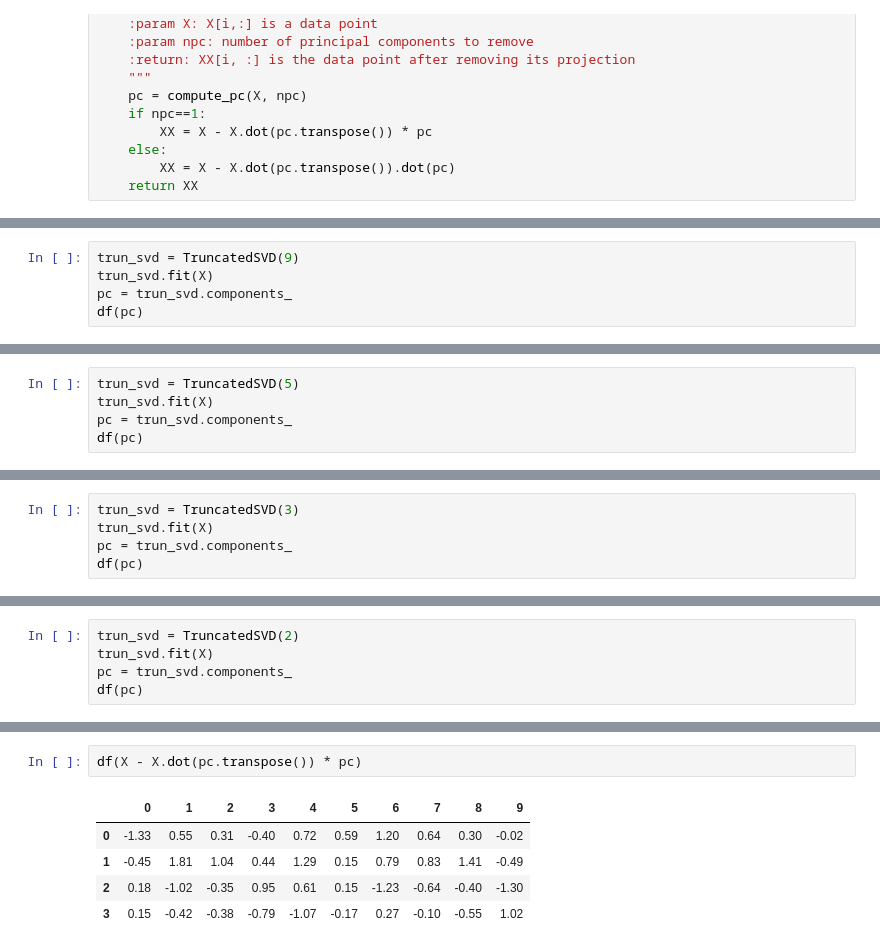
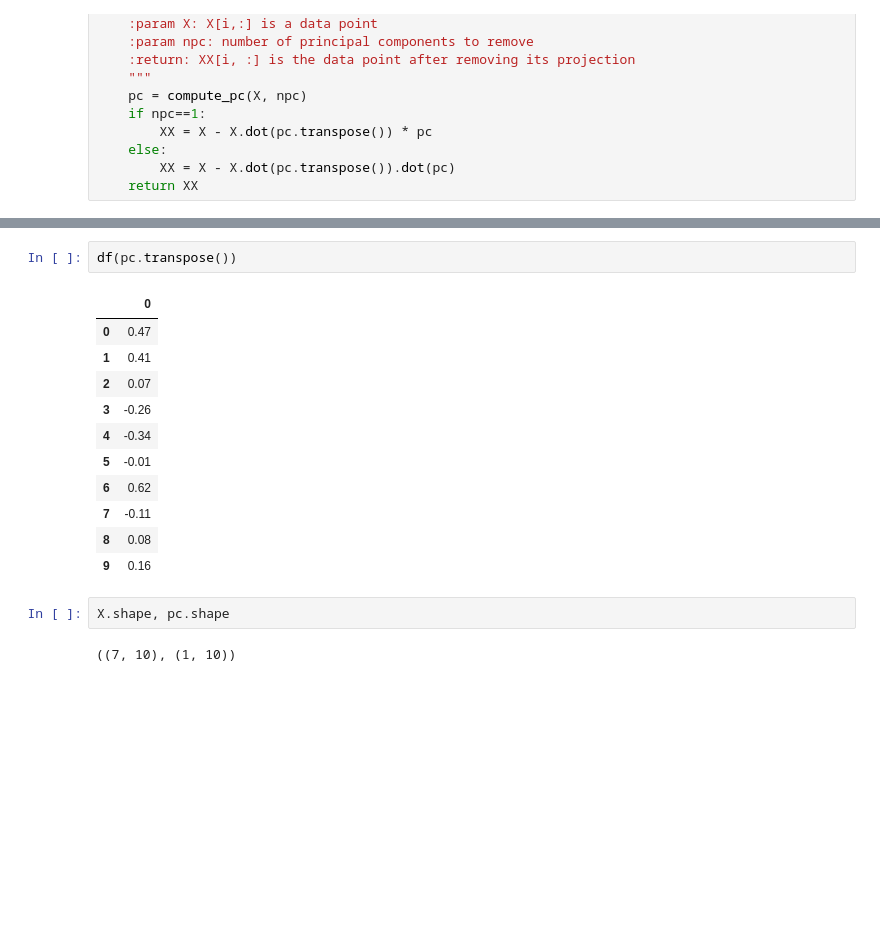
Before and after one commit to yang-zhang/numerical-linear-algebra, a Jupyter notebook: nbs/sif-svd_remove_first_comp.ipynb, the cells around one changed output, grey strips where cells are left out. Saved outputs shown, nothing was run; the diff lists cells and outputs as text; blank space fills up the shorter version.

```diff
--- a/nbs/sif-svd_remove_first_comp.ipynb
+++ b/nbs/sif-svd_remove_first_comp.ipynb
@@ -53,5 +48,0 @@ ValueError: n_components must be < n_features; got 10 >= 10
-# %%
-trun_svd = TruncatedSVD(9)
-trun_svd.fit(X)
-pc = trun_svd.components_
-df(pc)
@@ -64,5 +48,0 @@ df(pc)
-# %%
-trun_svd = TruncatedSVD(5)
-trun_svd.fit(X)
-pc = trun_svd.components_
-df(pc)
@@ -75,5 +48,0 @@ df(pc)
-# %%
-trun_svd = TruncatedSVD(3)
-trun_svd.fit(X)
-pc = trun_svd.components_
-df(pc)
@@ -85,5 +48,0 @@ df(pc)
-# %%
-trun_svd = TruncatedSVD(2)
-trun_svd.fit(X)
-pc = trun_svd.components_
-df(pc)
@@ -102,11 +70,21 @@ df(pc)
 # %%
-df(X - X.dot(pc.transpose()) * pc)
+df(pc.transpose())
 # %% [output]
-|  | 0 | 1 | 2 | 3 | 4 | 5 | 6 | 7 | 8 | 9 |
-| 0 | -1.33 | 0.55 | 0.31 | -0.40 | 0.72 | 0.59 | 1.20 | 0.64 | 0.30 | -0.02 |
-| 1 | -0.45 | 1.81 | 1.04 | 0.44 | 1.29 | 0.15 | 0.79 | 0.83 | 1.41 | -0.49 |
-| 2 | 0.18 | -1.02 | -0.35 | 0.95 | 0.61 | 0.15 | -1.23 | -0.64 | -0.40 | -1.30 |
-| 3 | 0.15 | -0.42 | -0.38 | -0.79 | -1.07 | -0.17 | 0.27 | -0.10 | -0.55 | 1.02 |
+|  | 0 |
+| 0 | 0.47 |
+| 1 | 0.41 |
+| 2 | 0.07 |
+| 3 | -0.26 |
+| 4 | -0.34 |
+| 5 | -0.01 |
+| 6 | 0.62 |
+| 7 | -0.11 |
+| 8 | 0.08 |
+| 9 | 0.16 |
+# %%
+X.shape, pc.shape
+# %% [output]
+((7, 10), (1, 10))
 # %%
 df(X - X @ pc.T @ pc)
 # %% [output]
```
Also changed, not shown: parts of 35 cells of this notebook, 1 other file.
